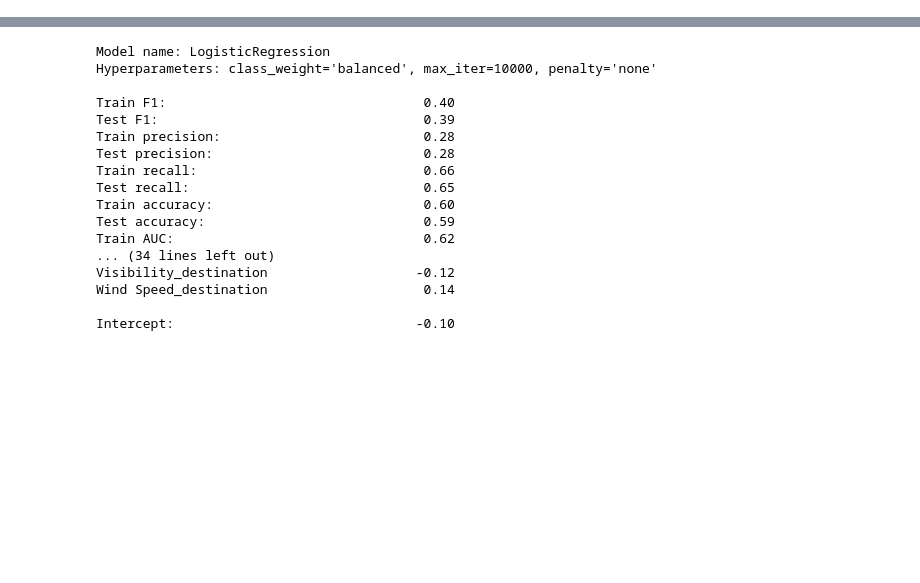
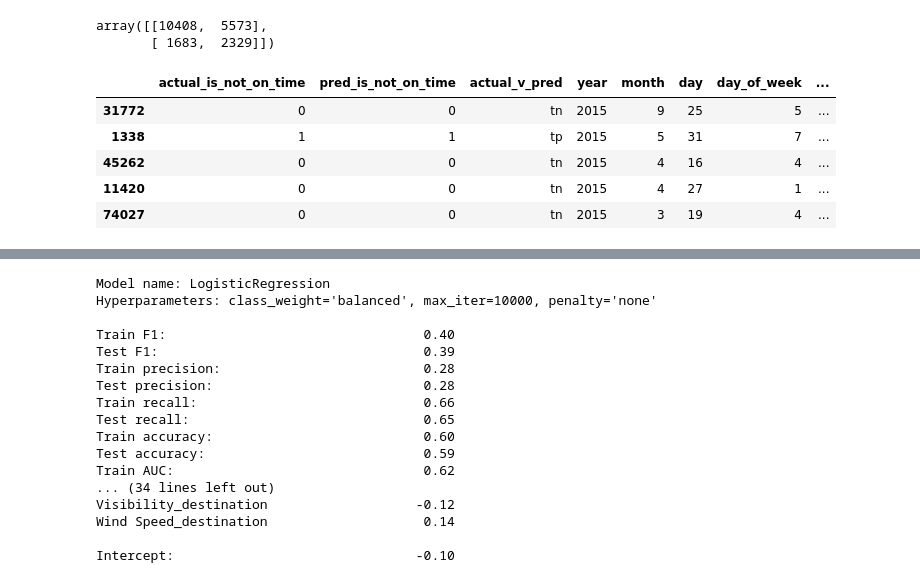
Before and after one commit to binh748/flight-classification, a Jupyter notebook: notebooks/visualizations.ipynb, the cells around one changed output, grey strips where cells are left out. Saved outputs shown, nothing was run; the diff lists cells and outputs as text; code cells hidden in the pictures; blank space fills up the shorter version.

```diff
--- a/notebooks/visualizations.ipynb
+++ b/notebooks/visualizations.ipynb
@@ -96,0 +172,8 @@ rf_balanced = RandomForestClassifier(n_estimators=100, max_depth=6, class_weight
+# %%
+cond_list = [((val_error_analysis_df['actual_is_not_on_time'] == 1) & (val_error_analysis_df['pred_is_not_on_time'] == 1)),
+             ((val_error_analysis_df['actual_is_not_on_time'] == 0) & (val_error_analysis_df['pred_is_not_on_time'] == 0)),
+             ((val_error_analysis_df['actual_is_not_on_time'] == 1) & (val_error_analysis_df['pred_is_not_on_time'] == 0)),
+             ((val_error_analysis_df['actual_is_not_on_time'] == 0) & (val_error_analysis_df['pred_is_not_on_time'] == 1))]
+cond_values = ['tp', 'tn', 'fn', 'fp']
+# %%
+val_error_analysis_df['actual_v_pred'] = np.select(cond_list, cond_values)
@@ -96,0 +197,21 @@ rf_balanced = RandomForestClassifier(n_estimators=100, max_depth=6, class_weight
+# %%
+confusion_matrix(y_val, lm_balanced.predict(X_val))
+# %% [output]
+array([[10408,  5573],
+       [ 1683,  2329]])
+# %%
+cols = ['actual_is_not_on_time', 'pred_is_not_on_time', 'actual_v_pred']
+# %%
+# Join the data by indices
+# Note that original indices are kept intact by train_test_split
+# so the join to the original df will be correct
+combined_val_error_analysis_df = val_error_analysis_df[cols].join(sample_df)
+# %%
+combined_val_error_analysis_df.head()
+# %% [output]
+|  | actual_is_not_on_time | pred_is_not_on_time | actual_v_pred | year | month | day | day_of_week | ... |
+| 31772 | 0 | 0 | tn | 2015 | 9 | 25 | 5 | ... |
+| 1338 | 1 | 1 | tp | 2015 | 5 | 31 | 7 | ... |
+| 45262 | 0 | 0 | tn | 2015 | 4 | 16 | 4 | ... |
+| 11420 | 0 | 0 | tn | 2015 | 4 | 27 | 1 | ... |
+| 74027 | 0 | 0 | tn | 2015 | 3 | 19 | 4 | ... |
```
Also changed, not shown: parts of 25 cells of this notebook, 1 other file.
